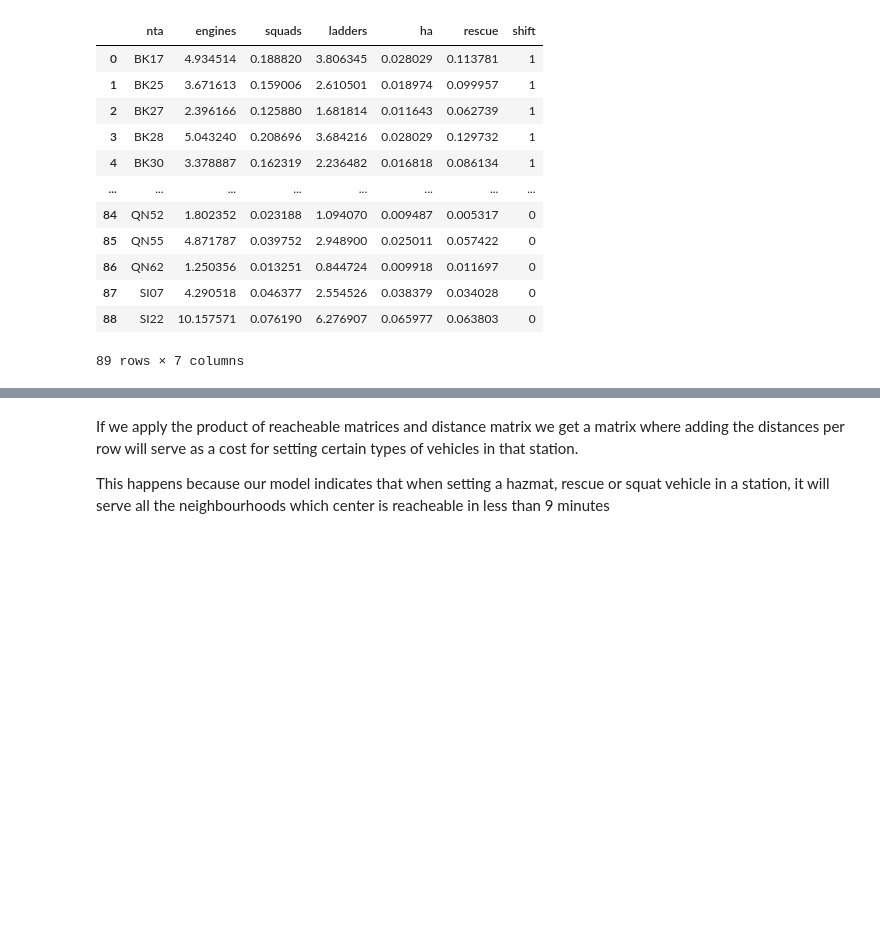
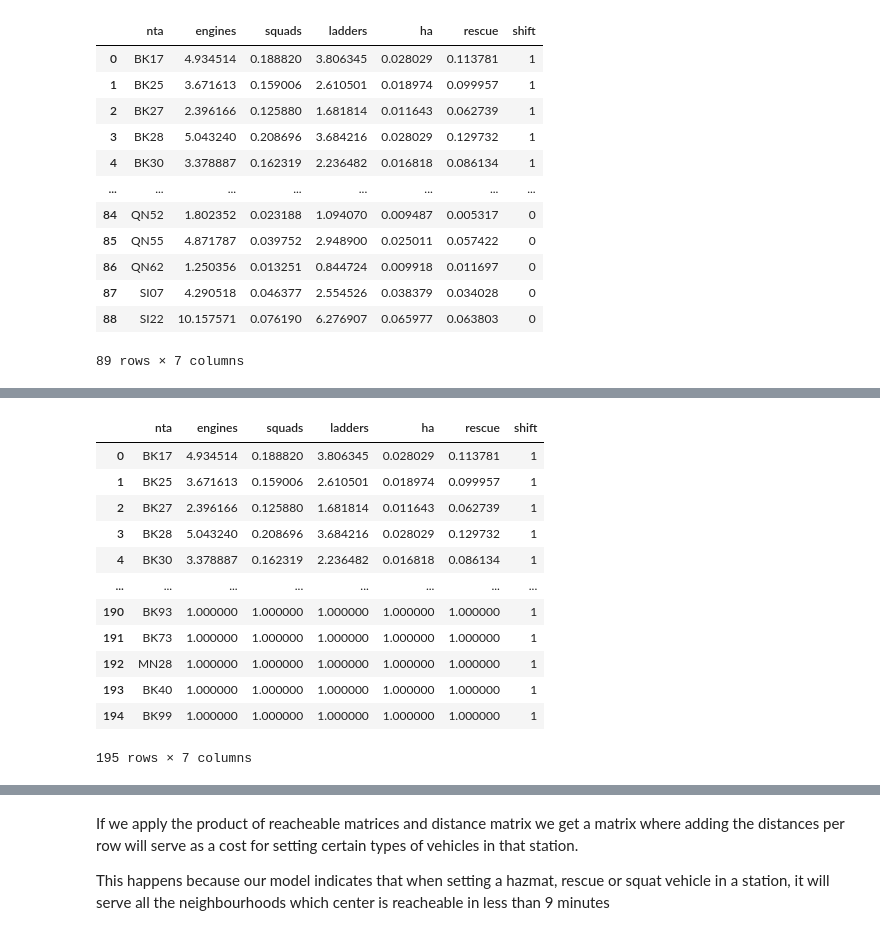
Before and after one commit to pepe-olivert/Optimization_NY_Fire_Departments, a Jupyter notebook: resolucion.ipynb, the cells around one changed output, grey strips where cells are left out. Drawn from its saved outputs; the diff is of its cells as text; code cells hidden in the pictures; blank space fills up the shorter version.

```diff
--- a/resolucion.ipynb
+++ b/resolucion.ipynb
@@ -78,3 +78,12 @@ b
 | 87 | SI07 | 4.290518 | 0.046377 | 2.554526 | 0.038379 | 0.034028 | 0 |
 | 88 | SI22 | 10.157571 | 0.076190 | 6.276907 | 0.065977 | 0.063803 | 0 |
 89 rows × 7 columns
+# %%
+first = b[b['shift']==1]
+second = b[b['shift']==0]
+# %%
+aux = first['nta']
+for elem in neighbourhoods:
+    if elem not in aux:
+        df = pd.Series(data={'nta':elem,'engines':1,'squads':1,'ladders':1,'ha':1,'rescue':1,'shift':1})
+        first.loc[len(first)]=df
@@ -80,0 +108,18 @@ b
+# %%
+first = first.drop_duplicates(subset=['nta']).reset_index().drop(['index'],axis=1)
+# %%
+first
+# %% [output]
+|  | nta | engines | squads | ladders | ha | rescue | shift |
+| 0 | BK17 | 4.934514 | 0.188820 | 3.806345 | 0.028029 | 0.113781 | 1 |
+| 1 | BK25 | 3.671613 | 0.159006 | 2.610501 | 0.018974 | 0.099957 | 1 |
+| 2 | BK27 | 2.396166 | 0.125880 | 1.681814 | 0.011643 | 0.062739 | 1 |
+| 3 | BK28 | 5.043240 | 0.208696 | 3.684216 | 0.028029 | 0.129732 | 1 |
+| 4 | BK30 | 3.378887 | 0.162319 | 2.236482 | 0.016818 | 0.086134 | 1 |
+| ... | ... | ... | ... | ... | ... | ... | ... |
+| 190 | BK93 | 1.000000 | 1.000000 | 1.000000 | 1.000000 | 1.000000 | 1 |
+| 191 | BK73 | 1.000000 | 1.000000 | 1.000000 | 1.000000 | 1.000000 | 1 |
+| 192 | MN28 | 1.000000 | 1.000000 | 1.000000 | 1.000000 | 1.000000 | 1 |
+| 193 | BK40 | 1.000000 | 1.000000 | 1.000000 | 1.000000 | 1.000000 | 1 |
+| 194 | BK99 | 1.000000 | 1.000000 | 1.000000 | 1.000000 | 1.000000 | 1 |
+195 rows × 7 columns
```
Also changed, not shown: parts of 21 cells of this notebook, 5 other files.
